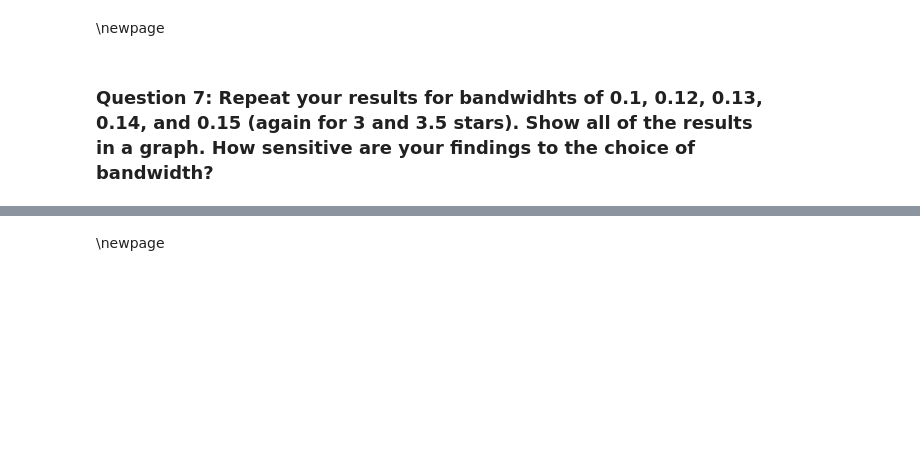
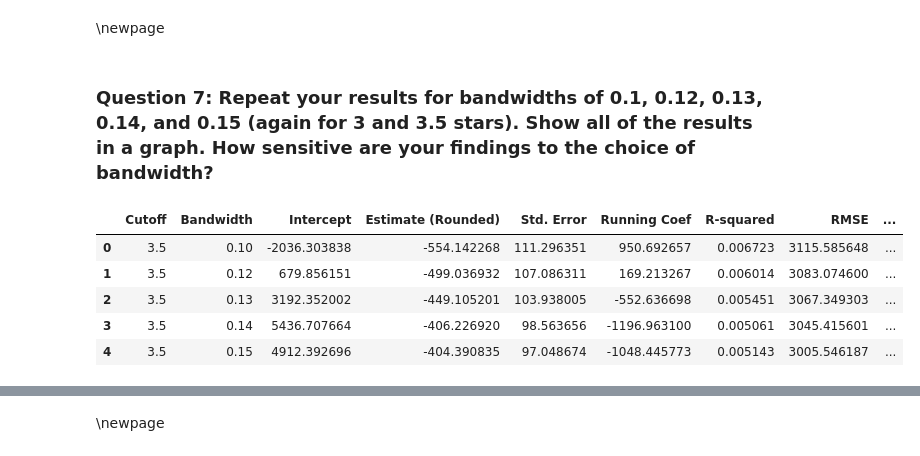
Before and after one commit to ilsenovis18/ECON470HW4, a Jupyter notebook: submission2/results/novis-i-hwk4-2.ipynb, the cells around one changed output, grey strips where cells are left out. Drawn from its saved outputs; the diff is of its cells as text; code cells hidden in the pictures; blank space fills up the shorter version.

```diff
--- a/submission2/results/novis-i-hwk4-2.ipynb
+++ b/submission2/results/novis-i-hwk4-2.ipynb
@@ -365,4 +334,4 @@ plt.show()
 # %% [markdown]
 \newpage
 # %% [markdown]
-### Question 7: Repeat your results for bandwidhts of 0.1, 0.12, 0.13, 0.14, and 0.15 (again for 3 and 3.5 stars). Show all of the results in a graph. How sensitive are your findings to the choice of bandwidth?
+### Question 7: Repeat your results for bandwidths of 0.1, 0.12, 0.13, 0.14, and 0.15 (again for 3 and 3.5 stars). Show all of the results in a graph. How sensitive are your findings to the choice of bandwidth?
@@ -422,0 +338,60 @@ plt.show()
+# %%
+def rd_effect(data, cutoff, bw):
+    # Filter within bandwidth
+    window = data[
+        (data["domain_avg_star"] >= cutoff - bw) &
+        (data["domain_avg_star"] <= cutoff + bw)
+    ].copy()
+
+    window["treatment"] = (window["partc_score"] >= cutoff).astype(int)
+
+    # Drop missing data
+    window = window.dropna(subset=["avg_enrollment", "domain_avg_star", "treatment"])
+
+    if len(window) < 30:
+        return None  # Not enough data
+
+    # Fit RD model with running variable
+    model = smf.ols("avg_enrollment ~ treatment + domain_avg_star", data=window).fit()
+    rmse = np.sqrt(((model.fittedvalues - model.model.endog) ** 2).mean())
+
+    return {
+        "Cutoff": cutoff,
+        "Bandwidth": bw,
+        "Intercept": model.params.get("Intercept", np.nan),
+        "Estimate (Rounded)": model.params.get("treatment", np.nan),
+        "Std. Error": model.bse.get("treatment", np.nan),
+        "Running Coef": model.params.get("domain_avg_star", np.nan),
+        "R-squared": model.rsquared,
+        "RMSE": rmse,
+        "N": int(model.nobs)
+    }
+
+# Filter to 2010 and compute domain_avg_star
+data_2010 = final[final["year"] == 2010].copy()
+if "domain_avg_star" not in data_2010.columns:
+    data_2010["domain_avg_star"] = (data_2010["domain_avg"] / 100 * 4) + 1
+data_2010 = data_2010.dropna(subset=["partc_score", "domain_avg_star", "avg_enrollment"])
+
+# Bandwidths and cutoffs to test
+bandwidths = [0.10, 0.12, 0.13, 0.14, 0.15]
+cutoffs = [3.0, 3.5]
+
+# Run RD for all combinations
+results = []
+for cutoff in cutoffs:
+    for bw in bandwidths:
+        res = rd_effect(data_2010, cutoff=cutoff, bw=bw)
+        if res:
+            results.append(res)
+
+# Convert to DataFrame
+rd_bandwidth_results = pd.DataFrame(results)
+rd_bandwidth_results
+# %% [output]
+|  | Cutoff | Bandwidth | Intercept | Estimate (Rounded) | Std. Error | Running Coef | R-squared | RMSE | ... |
+| 0 | 3.5 | 0.10 | -2036.303838 | -554.142268 | 111.296351 | 950.692657 | 0.006723 | 3115.585648 | ... |
+| 1 | 3.5 | 0.12 | 679.856151 | -499.036932 | 107.086311 | 169.213267 | 0.006014 | 3083.074600 | ... |
+| 2 | 3.5 | 0.13 | 3192.352002 | -449.105201 | 103.938005 | -552.636698 | 0.005451 | 3067.349303 | ... |
+| 3 | 3.5 | 0.14 | 5436.707664 | -406.226920 | 98.563656 | -1196.963100 | 0.005061 | 3045.415601 | ... |
+| 4 | 3.5 | 0.15 | 4912.392696 | -404.390835 | 97.048674 | -1048.445773 | 0.005143 | 3005.546187 | ... |
```
Also changed, not shown: parts of 24 cells of this notebook, 4 other files.
